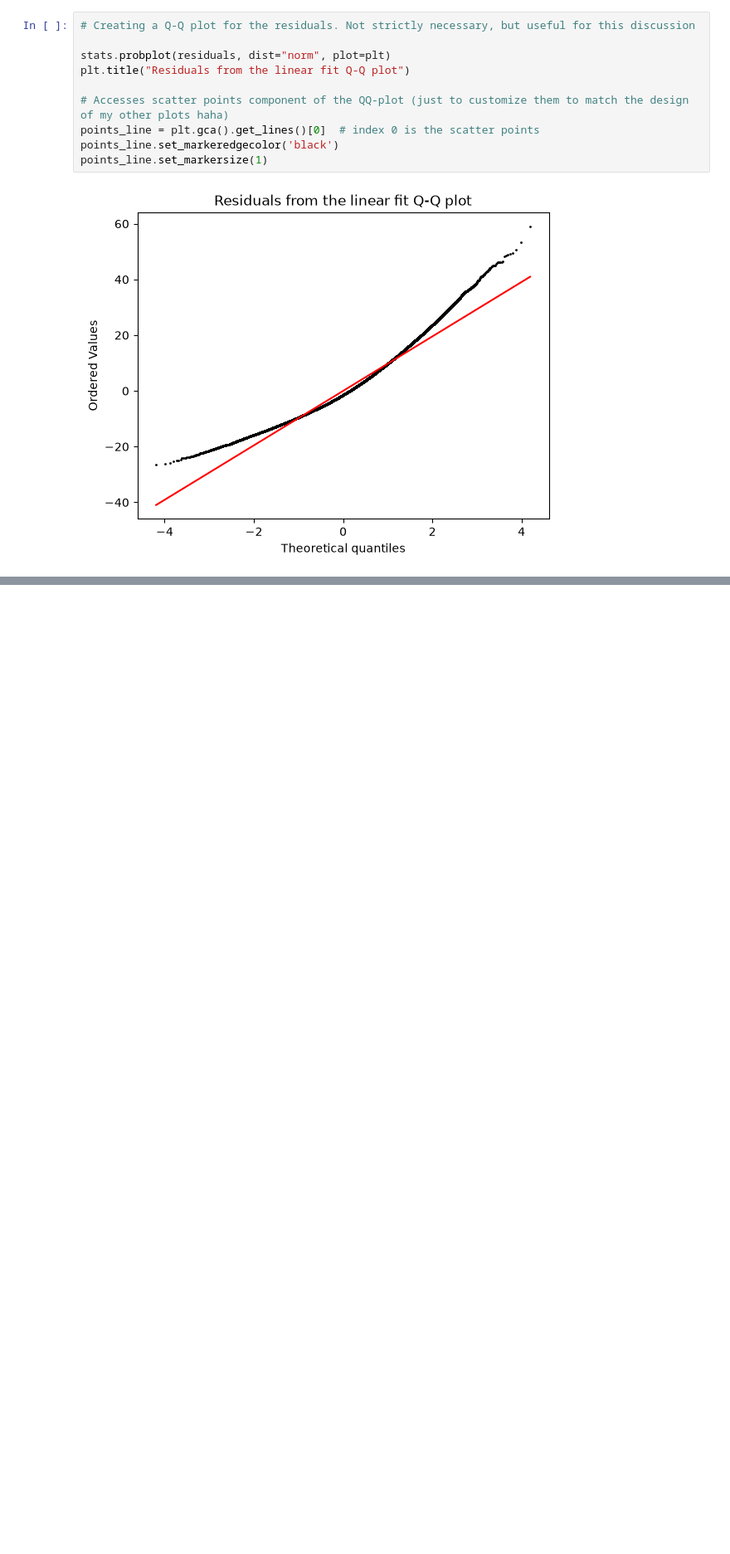
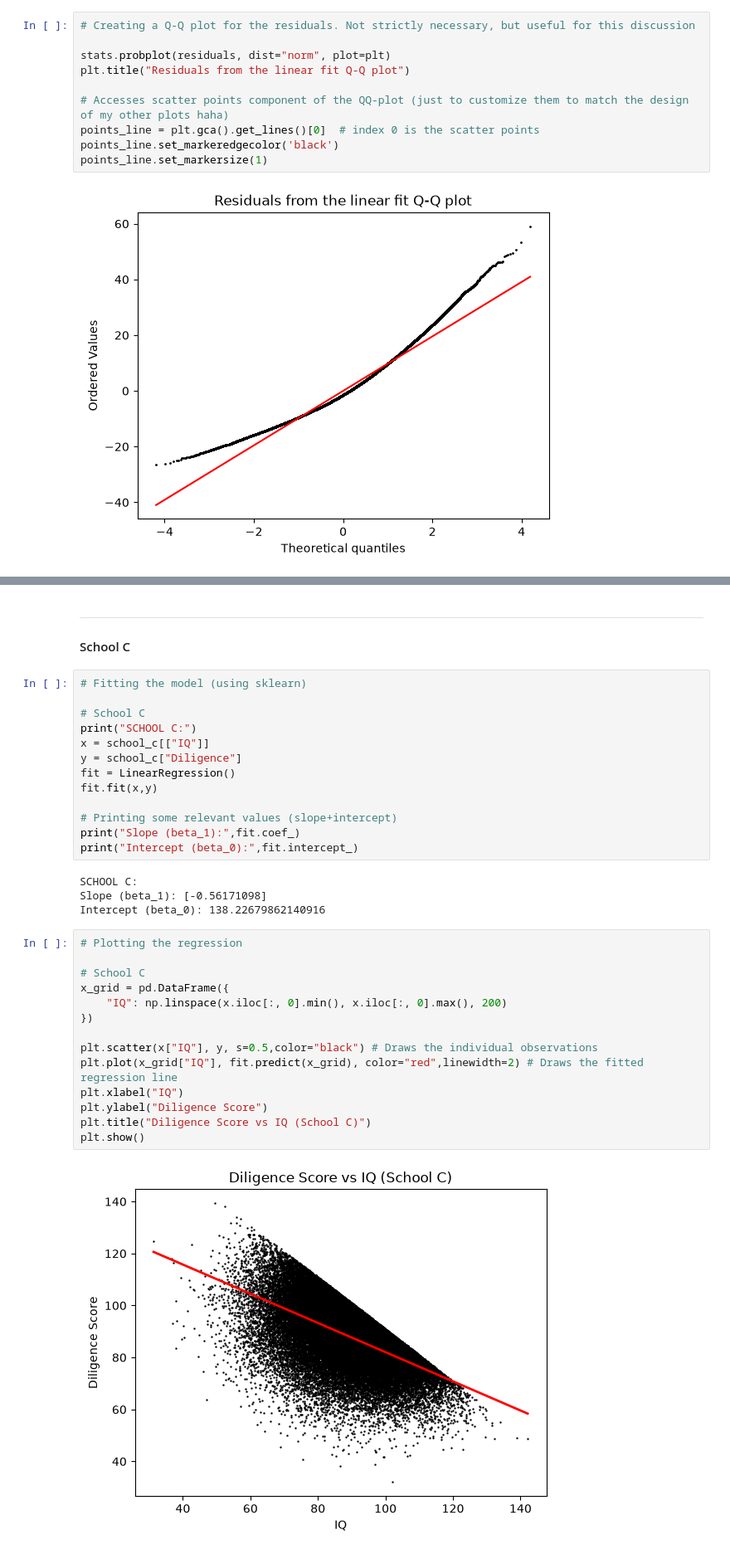
Before and after one commit to uOAlexH/mat3373-shw1, a Jupyter notebook: shortHW1.ipynb, the cells around one changed output, grey strips where cells are left out. Shown at 83% size. Drawn from its saved outputs; the diff is of its cells as text; blank space fills up the shorter version.

```diff
--- a/shortHW1.ipynb
+++ b/shortHW1.ipynb
@@ -126,0 +223,36 @@ This is compounded by the original plot, in which the data seems artificially tr
+# %% [markdown]
+***
+#### School C
+# %%
+# Fitting the model (using sklearn)
+
+# School C
+print("SCHOOL C:")
+x = school_c[["IQ"]]
+y = school_c["Diligence"]
+fit = LinearRegression()
+fit.fit(x,y)
+
+# Printing some relevant values (slope+intercept)
+print("Slope (beta_1):",fit.coef_)
+print("Intercept (beta_0):",fit.intercept_)
+# %% [output]
+SCHOOL C:
+Slope (beta_1): [-0.56171098]
+Intercept (beta_0): 138.22679862140916
+# %%
+# Plotting the regression
+
+# School C
+x_grid = pd.DataFrame({
+    "IQ": np.linspace(x.iloc[:, 0].min(), x.iloc[:, 0].max(), 200)
+})
+
+plt.scatter(x["IQ"], y, s=0.5,color="black") # Draws the individual observations
+plt.plot(x_grid["IQ"], fit.predict(x_grid), color="red",linewidth=2) # Draws the fitted regression line
+plt.xlabel("IQ")
+plt.ylabel("Diligence Score")
+plt.title("Diligence Score vs IQ (School C)")
+plt.show()
+# %% [output]
+[figure, added]
```
Also changed, not shown: parts of 17 cells of this notebook.
